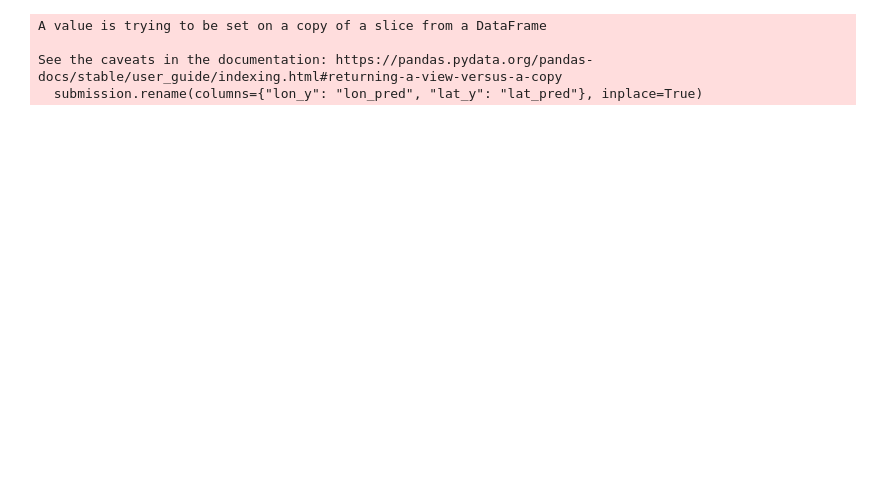
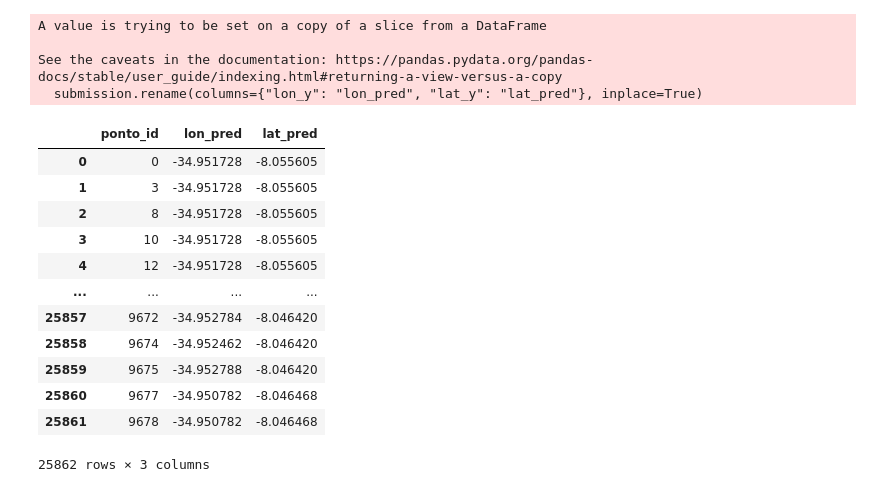
Before and after one commit to PaulaPerazzo/localization-project, a Jupyter notebook: knn.ipynb, the cells around one changed output. Cells and saved outputs as stored; diff of their text form; code cells hidden in the pictures; blank space fills up the shorter version.

```diff
--- a/knn.ipynb
+++ b/knn.ipynb
@@ -358,3 +371,19 @@ See the caveats in the documentation: https://pandas.pydata.org/pandas-docs/stab
   submission.rename(columns={"lon_y": "lon_pred", "lat_y": "lat_pred"}, inplace=True)
 # %%
 submission.to_csv('./data/Resultados_Equipe1_Metodo_KNN.csv', index=False)
+# %%
+submission
+# %% [output]
+|  | ponto_id | lon_pred | lat_pred |
+| 0 | 0 | -34.951728 | -8.055605 |
+| 1 | 3 | -34.951728 | -8.055605 |
+| 2 | 8 | -34.951728 | -8.055605 |
+| 3 | 10 | -34.951728 | -8.055605 |
+| 4 | 12 | -34.951728 | -8.055605 |
+| ... | ... | ... | ... |
+| 25857 | 9672 | -34.952784 | -8.046420 |
+| 25858 | 9674 | -34.952462 | -8.046420 |
+| 25859 | 9675 | -34.952788 | -8.046420 |
+| 25860 | 9677 | -34.950782 | -8.046468 |
+| 25861 | 9678 | -34.950782 | -8.046468 |
+25862 rows × 3 columns
```
Also changed, not shown: parts of 30 cells of this notebook, 7 other files.
